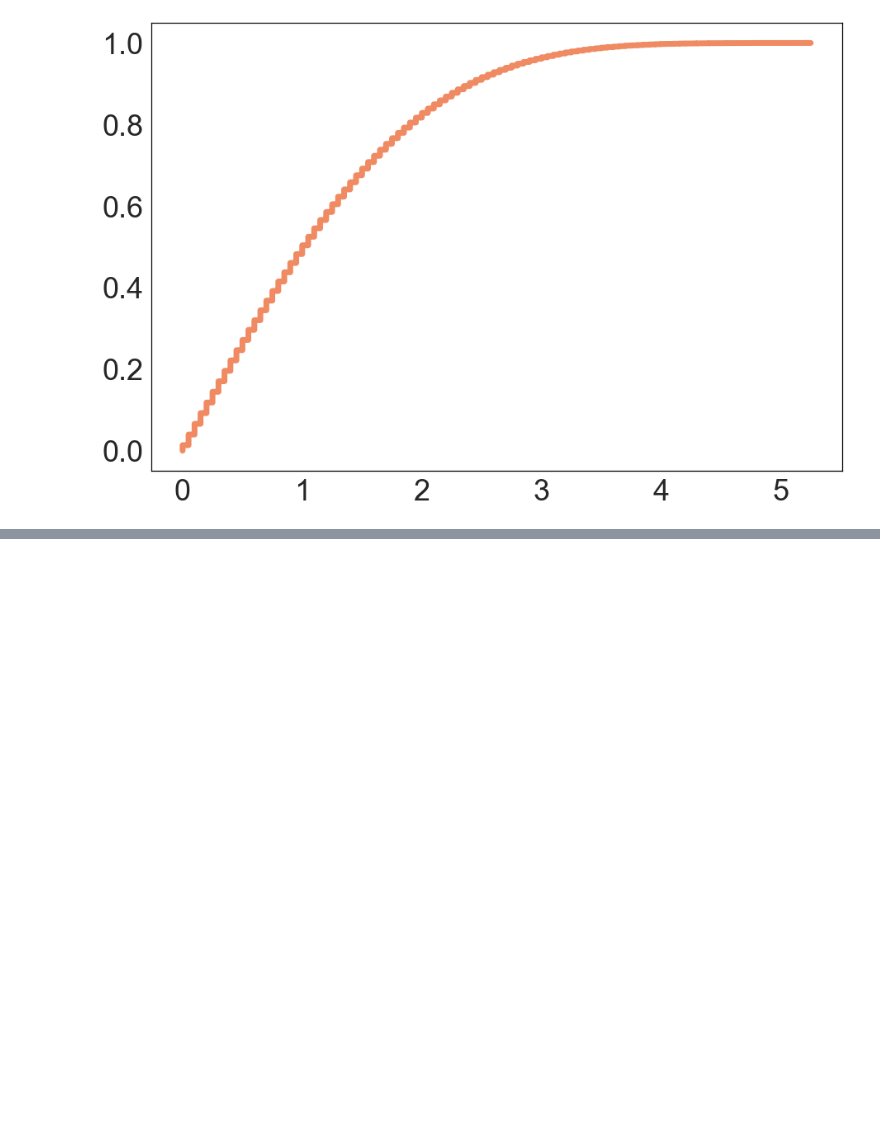
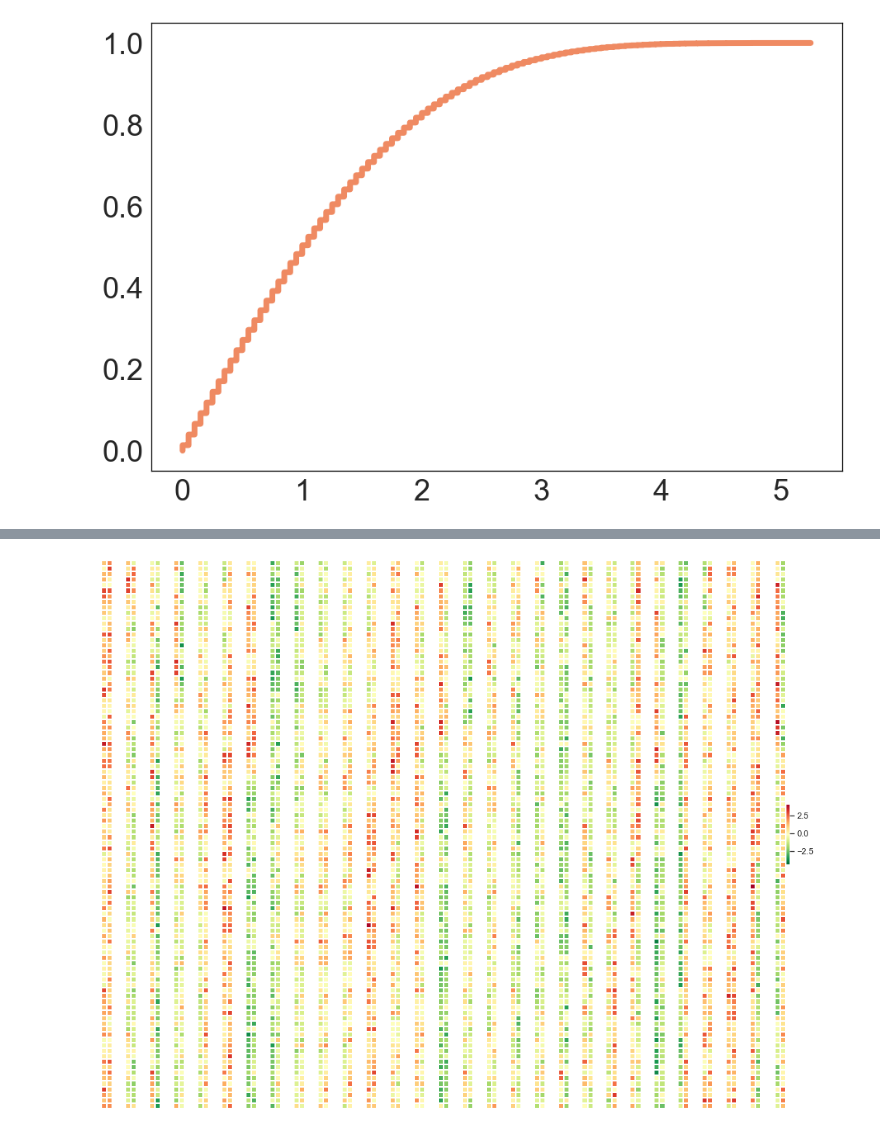
Before and after one commit to tr0up2r/satisfaction-classifier-with-xai, a Jupyter notebook: plotting.ipynb, the cells around one changed output, grey strips where cells are left out. Cells and saved outputs as stored; diff of their text form; code cells hidden in the pictures; blank space fills up the shorter version.

Commit message:
Add heatmap visualizing true values & predictions from contrastive learner

```diff
--- a/plotting.ipynb
+++ b/plotting.ipynb
@@ -435,0 +438,2 @@ draw_multiple_cdf_normalize_y([comb_sub], "satisfaction_difference", colors, 'Sa
+# %%
+pred_true_df = pd.read_csv('../predicting-satisfaction-using-graphs/csv/dataset/contrastive_epoch_10_result.csv', encoding='UTF-8', index_col=0)
@@ -435,0 +456,24 @@ draw_multiple_cdf_normalize_y([comb_sub], "satisfaction_difference", colors, 'Sa
+# %%
+def draw_pred_true_heatmap(start, end):
+    # plt.figure(figsize=(150,150))
+    fig, ax = plt.subplots(1, end-start)
+    cbar = False
+
+    j = 0
+    for i in range(start, end):
+        sampled_df = pred_true_df.iloc[i*100:(i+1)*100]
+
+        if i == end-1:
+            cbar = True
+
+        sns.heatmap(sampled_df, annot=False,
+                    linewidths=.1,
+                    cbar_kws={"shrink": .5},
+                    vmin = pred_true_df.values.min(),vmax = pred_true_df.values.max(),
+                    square=True, cmap='RdYlGn_r', ax=ax[j], cbar=cbar)
+        ax[j].tick_params(left = False, right = False, labelleft = False, labelbottom = False, bottom = False)
+        j += 1
+# %%
+draw_pred_true_heatmap(0, 29)
+# %% [output]
+[figure, added]
```
Also changed, not shown: parts of 20 cells of this notebook.
